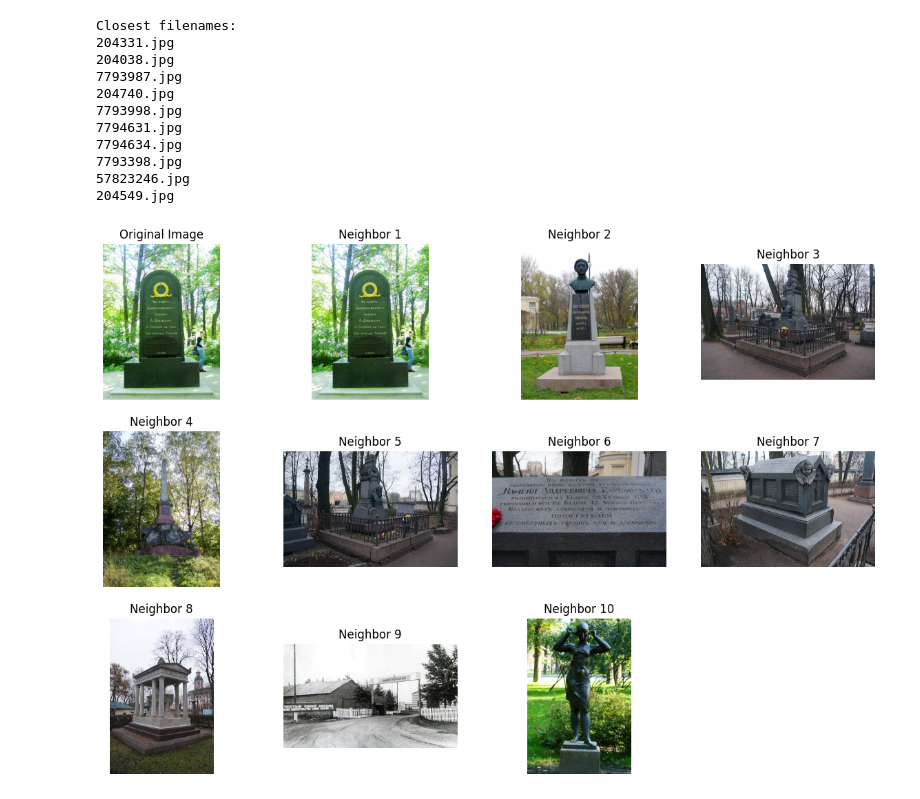
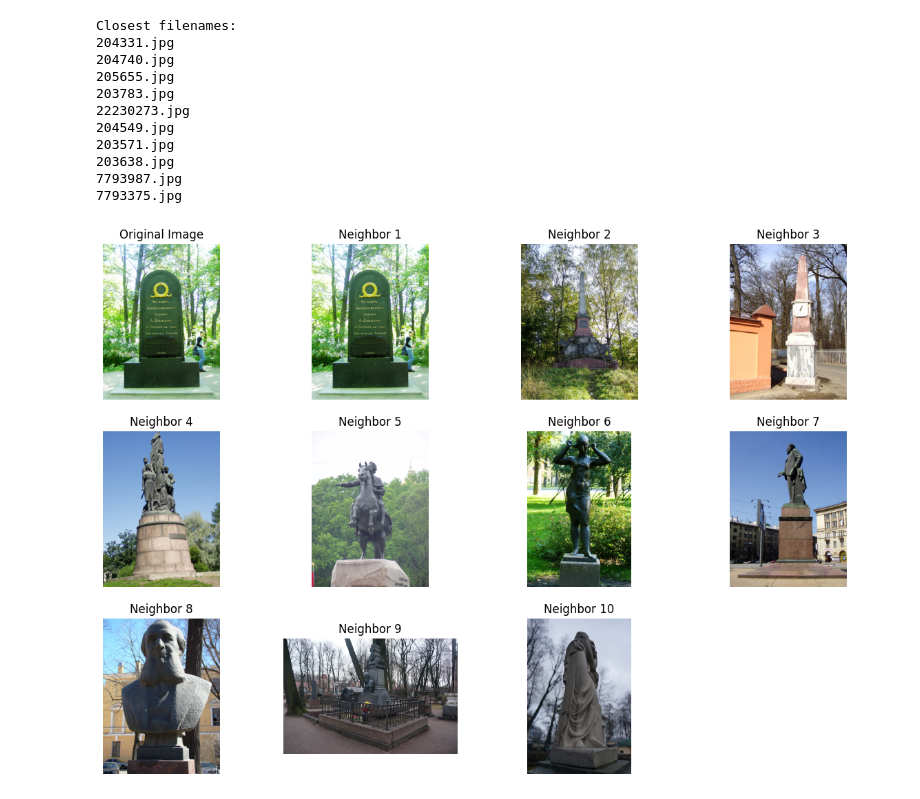
Before and after one commit to ailabsfu/MuseumCatalogDataQuality, a Jupyter notebook: Поиск похожих.ipynb, the cells around one changed output. Saved outputs shown, nothing was run; the diff lists cells and outputs as text; code cells hidden in the pictures.

```diff
--- a/Поиск похожих.ipynb
+++ b/Поиск похожих.ipynb
@@ -30,28 +8,35 @@ from sklearn.neighbors import NearestNeighbors
 from PIL import Image
 import matplotlib.pyplot as plt
 import os
+from torchvision.models.resnet import ResNet50_Weights
 
 # Определение модели
 class SimpleResNet(nn.Module):
-    def __init__(self):
-        super(SimpleResNet, self).__init__()
-        self.base_model = resnet50(pretrained=True)
-        self.base_model.fc = nn.Identity()  # Удаление последнего слоя классификации
+    def __init__(self, num_classes):
+        super().__init__()
+        self.base_model = resnet50(weights=ResNet50_Weights.IMAGENET1K_V2)
+        num_ftrs = self.base_model.fc.in_features
+        self.base_model.fc = nn.Linear(num_ftrs, num_classes)
 
     def forward(self, x):
         return self.base_model(x)
 
-# Инициализация модели и перевод ее на доступное устройство
-device = torch.device("cuda" if torch.cuda.is_available() else "cpu")
-model = SimpleResNet().to(device)
+num_classes = 15
+device = torch.device("cuda")
+
+model = SimpleResNet(num_classes)
+model.load_state_dict(torch.load("C:/Users/user/Desktop/госкатлог/best_model-8b-256picV2.pth"))
+model.base_model.fc = nn.Identity()
+model = model.to(device)
 model.eval()
+
 
 # Функция для преобразования изображения в эмбеддинг
 def image_to_embedding(image_path, model, device):
     transform = transforms.Compose([
         transforms.Resize((256, 256)),
         transforms.ToTensor(),
-        transforms.Normalize(mean=[0.485, 0.456, 0.406], std=[0.229, 0.224, 0.225])
+        #transforms.Normalize(mean=[0.485, 0.456, 0.406], std=[0.229, 0.224, 0.225])
     ])
     image = Image.open(image_path).convert('RGB')
     image = transform(image).unsqueeze(0).to(device)
@@ -59,13 +44,14 @@ def image_to_embedding(image_path, model, device):
         embedding = model(image)
     return embedding.cpu().numpy()
 
+
 # Загрузка нового изображения и получение эмбеддинга
 new_image_path = r"C:/Users/user/Desktop/госкатлог/train-t/204331.jpg"
 new_embedding = image_to_embedding(new_image_path, model, device)
 
 # Загрузка сохраненных эмбеддингов и имен файлов
-embeddings = np.load(r"C:/Users/user/Desktop/госкатлог/transformer/saved_embeddings.npy")
-filenames = np.load(r"C:/Users/user/Desktop/госкатлог/transformer/saved_labels.npy", allow_pickle=True)
+embeddings = np.load(r"saved_embeddings.npy")
+filenames = np.load(r"saved_labels.npy", allow_pickle=True)
 
 # Инициализация и обучение модели ближайших соседей
 neighbors = NearestNeighbors(n_neighbors=10, algorithm='ball_tree')
@@ -79,39 +65,39 @@ closest_filenames = filenames[indices[0]]
 print("Closest filenames:")
 for filename in closest_filenames:
     print(filename)
 
 # Визуализация изображений
 def plot_images(main_image_path, similar_images):
     plt.figure(figsize=(15, 10))
     # Отображение исходного изображения
     img = Image.open(main_image_path)
     plt.subplot(3, 4, 1)
     plt.imshow(img)
     plt.title("Original Image")
     plt.axis('off')
 
     # Отображение похожих изображений
     for idx, filename in enumerate(similar_images, 2):
         img_path = os.path.join(r"C:/Users/user/Desktop/госкатлог/train-t", filename)
         img = Image.open(img_path)
         plt.subplot(3, 4, idx)
         plt.imshow(img)
         plt.title(f"Neighbor {idx-1}")
         plt.axis('off')
 
     plt.show()
 
 plot_images(new_image_path, closest_filenames)
 # %% [output]
 Closest filenames:
 204331.jpg
-204038.jpg
+204740.jpg
+205655.jpg
+203783.jpg
+22230273.jpg
+204549.jpg
+203571.jpg
+203638.jpg
 7793987.jpg
-204740.jpg
-7793998.jpg
-7794631.jpg
-7794634.jpg
-7793398.jpg
-57823246.jpg
-204549.jpg
+7793375.jpg
-[figure, old version]
+[figure, new version]
```
Also changed, not shown: parts of 1 cell of this notebook, 3 other files.
